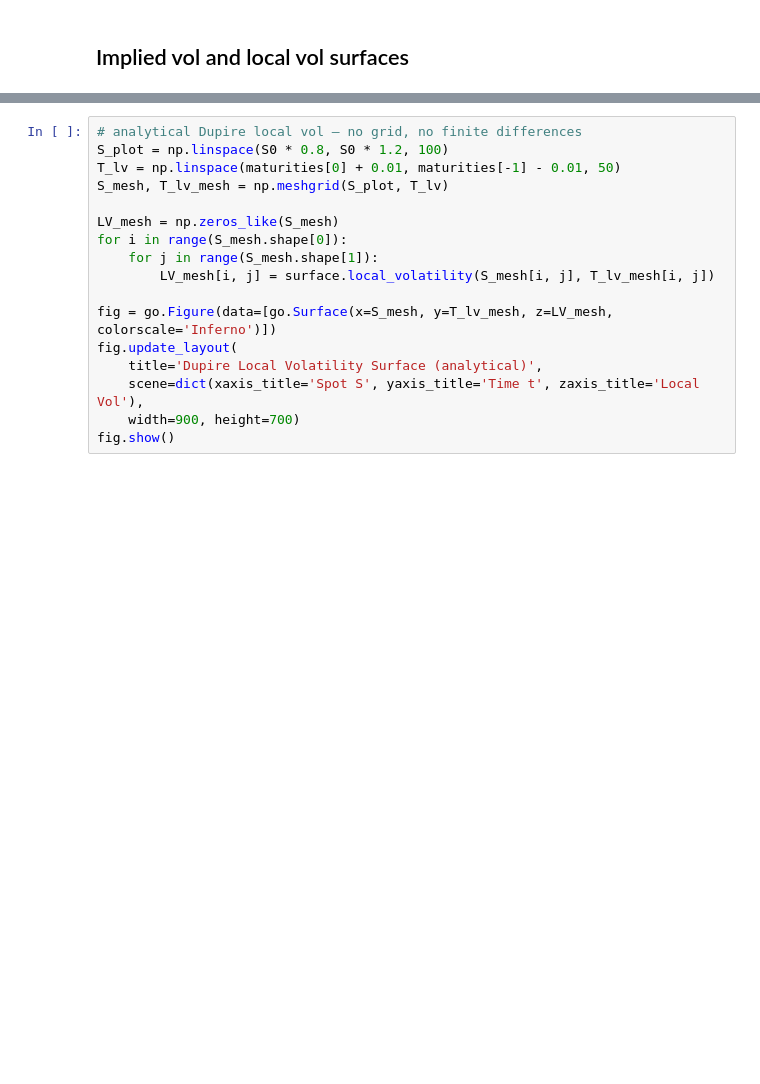
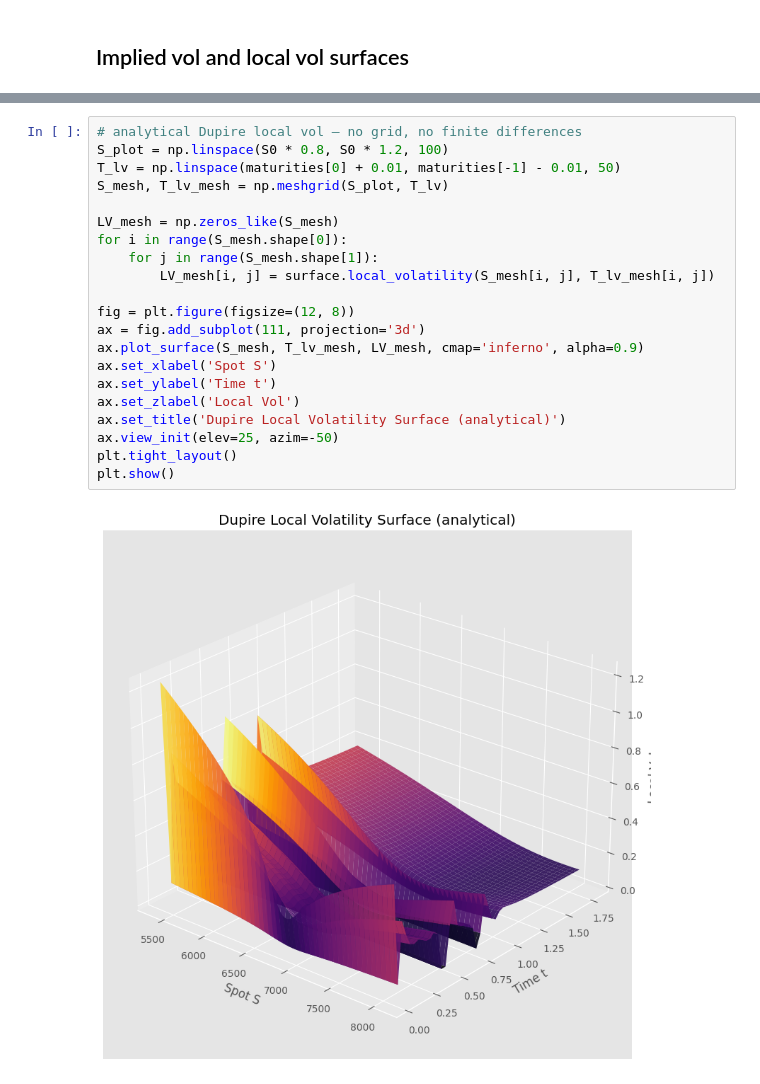
Before and after one commit to libapatrik/Quantitative-Finance-Book, a Jupyter notebook: calibration/02_ssvi.ipynb, the cells around one changed output, grey strips where cells are left out. Cells and saved outputs as stored; diff of their text form; blank space fills up the shorter version.

```diff
--- a/calibration/02_ssvi.ipynb
+++ b/calibration/02_ssvi.ipynb
@@ -366,17 +383,23 @@ fig.show()
 # %%
 # analytical Dupire local vol — no grid, no finite differences
 S_plot = np.linspace(S0 * 0.8, S0 * 1.2, 100)
 T_lv = np.linspace(maturities[0] + 0.01, maturities[-1] - 0.01, 50)
 S_mesh, T_lv_mesh = np.meshgrid(S_plot, T_lv)
 
 LV_mesh = np.zeros_like(S_mesh)
 for i in range(S_mesh.shape[0]):
     for j in range(S_mesh.shape[1]):
         LV_mesh[i, j] = surface.local_volatility(S_mesh[i, j], T_lv_mesh[i, j])
 
-fig = go.Figure(data=[go.Surface(x=S_mesh, y=T_lv_mesh, z=LV_mesh, colorscale='Inferno')])
-fig.update_layout(
-    title='Dupire Local Volatility Surface (analytical)',
-    scene=dict(xaxis_title='Spot S', yaxis_title='Time t', zaxis_title='Local Vol'),
-    width=900, height=700)
-fig.show()
+fig = plt.figure(figsize=(12, 8))
+ax = fig.add_subplot(111, projection='3d')
+ax.plot_surface(S_mesh, T_lv_mesh, LV_mesh, cmap='inferno', alpha=0.9)
+ax.set_xlabel('Spot S')
+ax.set_ylabel('Time t')
+ax.set_zlabel('Local Vol')
+ax.set_title('Dupire Local Volatility Surface (analytical)')
+ax.view_init(elev=25, azim=-50)
+plt.tight_layout()
+plt.show()
+# %% [output]
+[figure, added]
```
Also changed, not shown: parts of 11 cells of this notebook, 5 other files.
